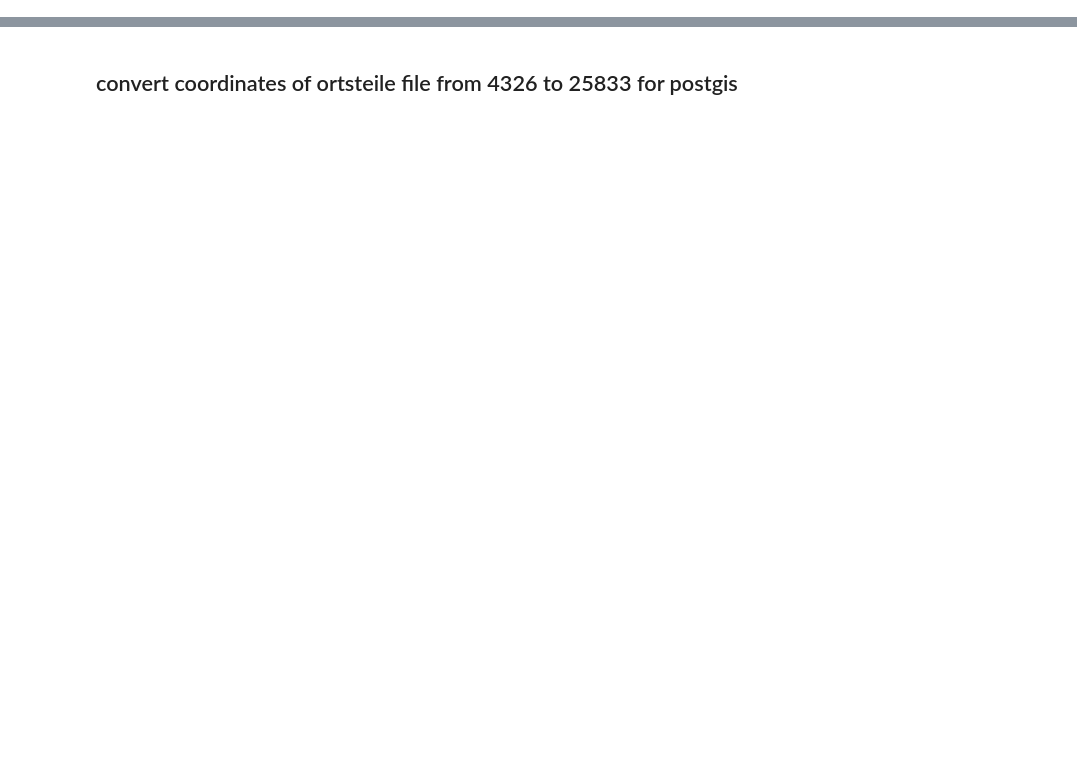
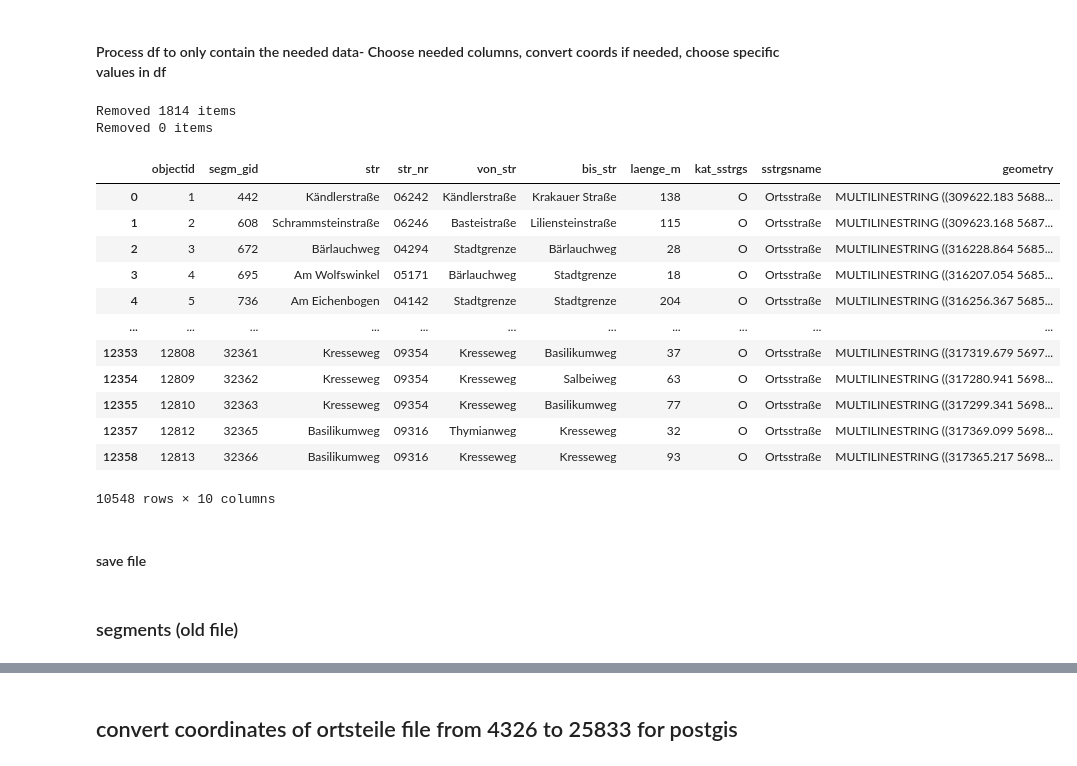
Before and after one commit to aruscha-k/roadside-car-detection, a Jupyter notebook: python-scripts/0_data_sighting_preprocessing.ipynb, the cells around one changed output, grey strips where cells are left out. Cells and saved outputs as stored; diff of their text form; code cells hidden in the pictures; blank space fills up the shorter version.

Commit message:
added for all methods to create preprocessed data with geopandas (much easier) but UNTESTED and old code still in file

```diff
--- a/python-scripts/0_data_sighting_preprocessing.ipynb
+++ b/python-scripts/0_data_sighting_preprocessing.ipynb
@@ -180,0 +128,6 @@ Name: sstrgsname, dtype: int64
+# %%
+# using geopandas
+segments_clipped_gdf = gpd.read_file(segments_clipped_file, driver="GeoJSON")
+print("Coordinate Reference System (CRS):", segments_clipped_gdf.crs)
+print(segments_clipped_gdf.columns)
+segments_clipped_gdf.head(3)
@@ -180,0 +162,42 @@ Name: sstrgsname, dtype: int64
+# %% [markdown]
+#### Process df to only contain the needed data- Choose needed columns, convert coords if needed, choose specific values in df
+# %%
+columns = ['objectid', 'segm_gid', 'str', 'str_nr', 'von_str', 'bis_str', 'laenge_m', 'kat_sstrgs', 'sstrgsname', 'geometry']
+
+# convert coords
+segments_clipped_gdf = segments_clipped_gdf.to_crs(epsg=25833)
+segments_clipped_gdf = segments_clipped_gdf[columns]
+
+
+# remove parkplatz
+initial_length = len(segments_clipped_gdf)
+segments_clipped_gdf = segments_clipped_gdf.loc[(segments_clipped_gdf['sstrgsname'] == "Ortsstraße") | (segments_clipped_gdf['sstrgsname'] == "Bundesstraße") | (segments_clipped_gdf['sstrgsname'] == "Kreisstraße")  | (segments_clipped_gdf['sstrgsname'] == "Staatsstraße")]
+print(f"Removed {initial_length - len(segments_clipped_gdf)} items")
+new_length = len(segments_clipped_gdf)
+
+segments_clipped_gdf = segments_clipped_gdf.loc[~segments_clipped_gdf['str'].str.contains("Parkplatz")]
+print(f"Removed {new_length - len(segments_clipped_gdf)} items")
+
+segments_clipped_gdf
+
+#change geometry type #TODO this doesnt apply yet for GPD
+# segments_clipped_gdf['geom_type'] = segments_clipped_gdf['geom_type'].replace("MultiLineString", "LineString")
+# segments_clipped_gdf['geom_type'] = segments_clipped_gdf['geom_type'].replace("GeometryCollection", "LineString")
+# %% [output]
+Removed 1814 items
+Removed 0 items
+|  | objectid | segm_gid | str | str_nr | von_str | bis_str | laenge_m | kat_sstrgs | sstrgsname | geometry |
+| 0 | 1 | 442 | Kändlerstraße | 06242 | Kändlerstraße | Krakauer Straße | 138 | O | Ortsstraße | MULTILINESTRING ((309622.183 5688... |
+| 1 | 2 | 608 | Schrammsteinstraße | 06246 | Basteistraße | Liliensteinstraße | 115 | O | Ortsstraße | MULTILINESTRING ((309623.168 5687... |
+| 2 | 3 | 672 | Bärlauchweg | 04294 | Stadtgrenze | Bärlauchweg | 28 | O | Ortsstraße | MULTILINESTRING ((316228.864 5685... |
+| 3 | 4 | 695 | Am Wolfswinkel | 05171 | Bärlauchweg | Stadtgrenze | 18 | O | Ortsstraße | MULTILINESTRING ((316207.054 5685... |
+| 4 | 5 | 736 | Am Eichenbogen | 04142 | Stadtgrenze | Stadtgrenze | 204 | O | Ortsstraße | MULTILINESTRING ((316256.367 5685... |
+| ... | ... | ... | ... | ... | ... | ... | ... | ... | ... | ... |
+| 12353 | 12808 | 32361 | Kresseweg | 09354 | Kresseweg | Basilikumweg | 37 | O | Ortsstraße | MULTILINESTRING ((317319.679 5697... |
+| 12354 | 12809 | 32362 | Kresseweg | 09354 | Kresseweg | Salbeiweg | 63 | O | Ortsstraße | MULTILINESTRING ((317280.941 5698... |
+| 12355 | 12810 | 32363 | Kresseweg | 09354 | Kresseweg | Basilikumweg | 77 | O | Ortsstraße | MULTILINESTRING ((317299.341 5698... |
+| 12357 | 12812 | 32365 | Basilikumweg | 09316 | Thymianweg | Kresseweg | 32 | O | Ortsstraße | MULTILINESTRING ((317369.099 5698... |
+| 12358 | 12813 | 32366 | Basilikumweg | 09316 | Kresseweg | Kresseweg | 93 | O | Ortsstraße | MULTILINESTRING ((317365.217 5698... |
+10548 rows × 10 columns
+# %% [markdown]
+#### save file
@@ -180,0 +207,2 @@ Name: sstrgsname, dtype: int64
+# %% [markdown]
+### segments (old file)
```
Also changed, not shown: parts of 35 cells of this notebook.
